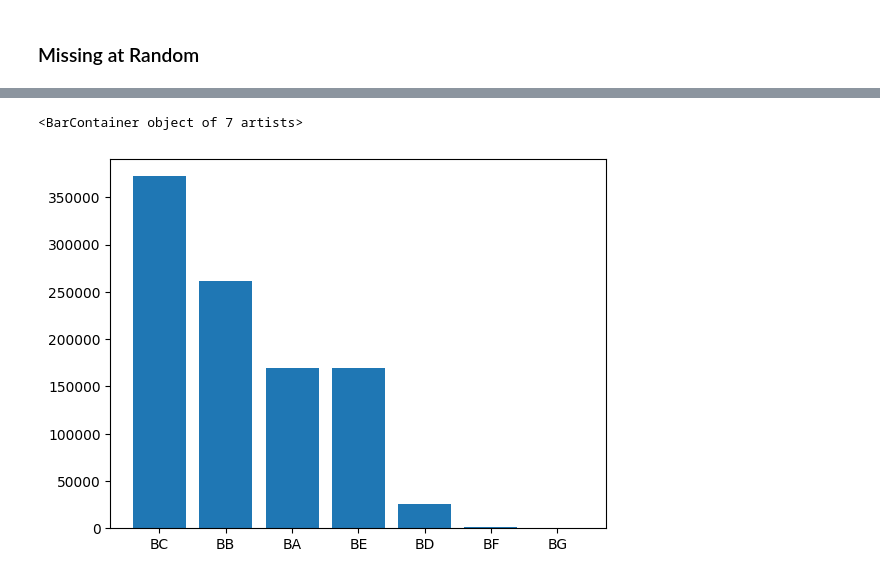
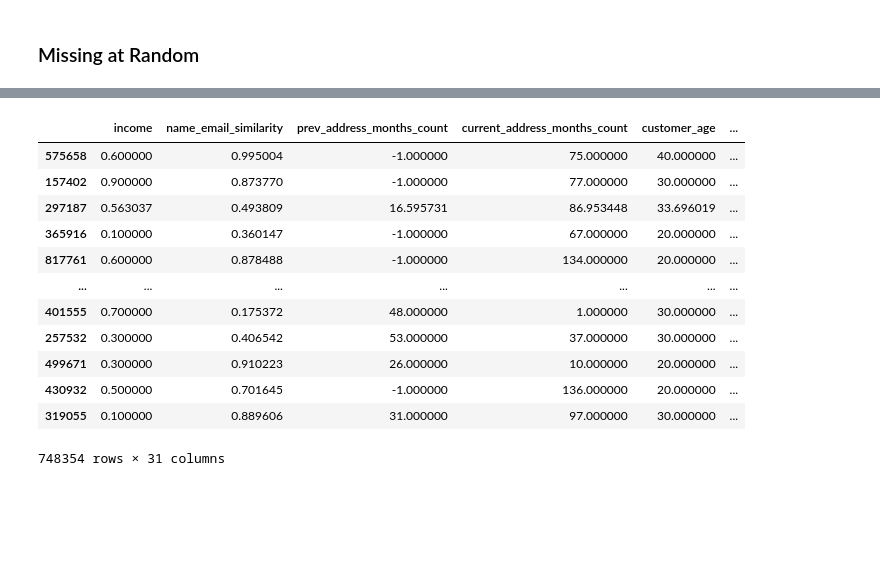
Before and after one commit to steimel60/Steimel_OUDSA5900, a Jupyter notebook: main.ipynb, the cells around one changed output, grey strips where cells are left out. Saved outputs shown, nothing was run; the diff lists cells and outputs as text; code cells hidden in the pictures; blank space fills up the shorter version.

```diff
--- a/main.ipynb
+++ b/main.ipynb
@@ -205,4 +306,4 @@ import importlib
 # Make imputer
 importlib.reload(funcs)
 imputer  = IterativeImputer(random_state=42)
-df_imputed = funcs.transform_df(df, imputer=imputer, fit_imputer=True)
+df_transformed = funcs.transform_df(df, imputer=imputer, fit_imputer=True)
@@ -336,5 +326,16 @@ plt.bar(df_master["income"].value_counts().index, df_master["income"].value_coun
-# %%
-plt.bar(df_master["housing_status"].value_counts().index, df_master["housing_status"].value_counts())
-# %% [output]
-<BarContainer object of 7 artists>
-[figure, removed]
+# %%
+df_transformed
+# %% [output]
+|  | income | name_email_similarity | prev_address_months_count | current_address_months_count | customer_age | ... |
+| 575658 | 0.600000 | 0.995004 | -1.000000 | 75.000000 | 40.000000 | ... |
+| 157402 | 0.900000 | 0.873770 | -1.000000 | 77.000000 | 30.000000 | ... |
+| 297187 | 0.563037 | 0.493809 | 16.595731 | 86.953448 | 33.696019 | ... |
+| 365916 | 0.100000 | 0.360147 | -1.000000 | 67.000000 | 20.000000 | ... |
+| 817761 | 0.600000 | 0.878488 | -1.000000 | 134.000000 | 20.000000 | ... |
+| ... | ... | ... | ... | ... | ... | ... |
+| 401555 | 0.700000 | 0.175372 | 48.000000 | 1.000000 | 30.000000 | ... |
+| 257532 | 0.300000 | 0.406542 | 53.000000 | 37.000000 | 30.000000 | ... |
+| 499671 | 0.300000 | 0.910223 | 26.000000 | 10.000000 | 20.000000 | ... |
+| 430932 | 0.500000 | 0.701645 | -1.000000 | 136.000000 | 20.000000 | ... |
+| 319055 | 0.100000 | 0.889606 | 31.000000 | 97.000000 | 30.000000 | ... |
+748354 rows × 31 columns
```
Also changed, not shown: parts of 23 cells of this notebook.
